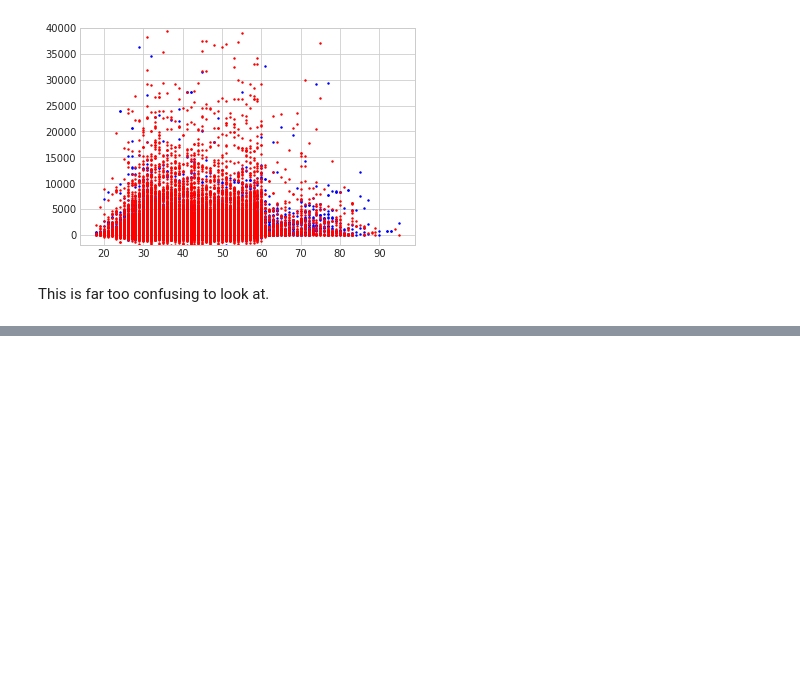
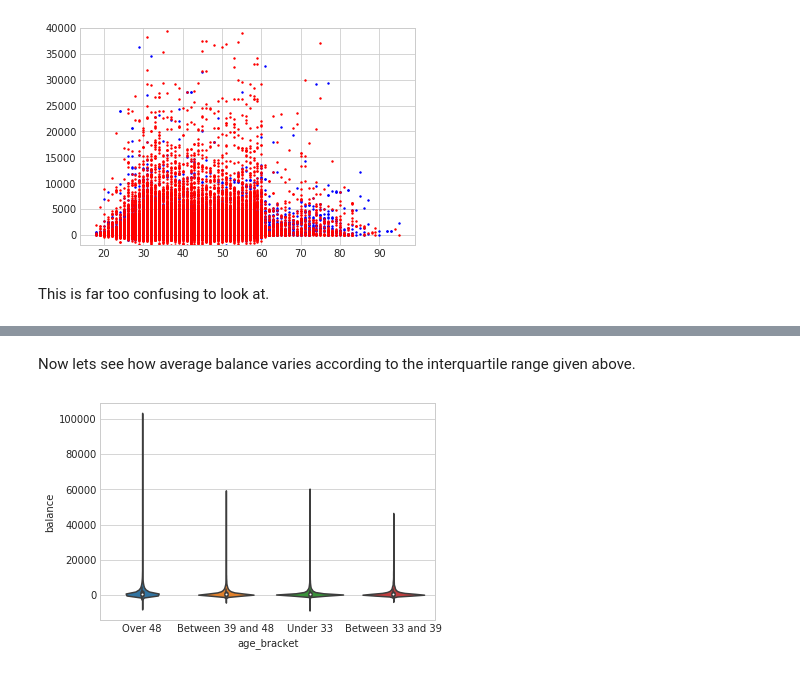
Before and after one commit to mrrobertbates/Springboard, a Jupyter notebook: Capstone_Project1_data_story/capstone_project1_data_story.ipynb, the cells around one changed output, grey strips where cells are left out. Saved outputs shown, nothing was run; the diff lists cells and outputs as text; code cells hidden in the pictures; blank space fills up the shorter version.

```diff
--- a/Capstone_Project1_data_story/capstone_project1_data_story.ipynb
+++ b/Capstone_Project1_data_story/capstone_project1_data_story.ipynb
@@ -133,0 +147,19 @@ df.balance.apply(lambda x: )
+# %% [markdown]
+Now lets see how average balance varies according to the interquartile range given above.
+# %%
+def age_categorizor(entry):
+    if entry <= 33:
+        return "Under 33"
+    elif entry > 33 and entry <= 39:
+        return "Between 33 and 39"
+    elif entry > 39 and entry <= 48:
+        return "Between 39 and 48"
+    else:
+        return "Over 48"
+# %%
+df_bracket_balance = df.join(pd.DataFrame({'age_bracket':df.age.apply(age_categorizor)}), how='inner')[['age_bracket', 'balance']]
+# %%
+sns.violinplot(x='age_bracket', y='balance', data=df_bracket_balance)
+plt.show()
+# %% [output]
+[figure, added]
```
Also changed, not shown: parts of 21 cells of this notebook, 8 other files.
